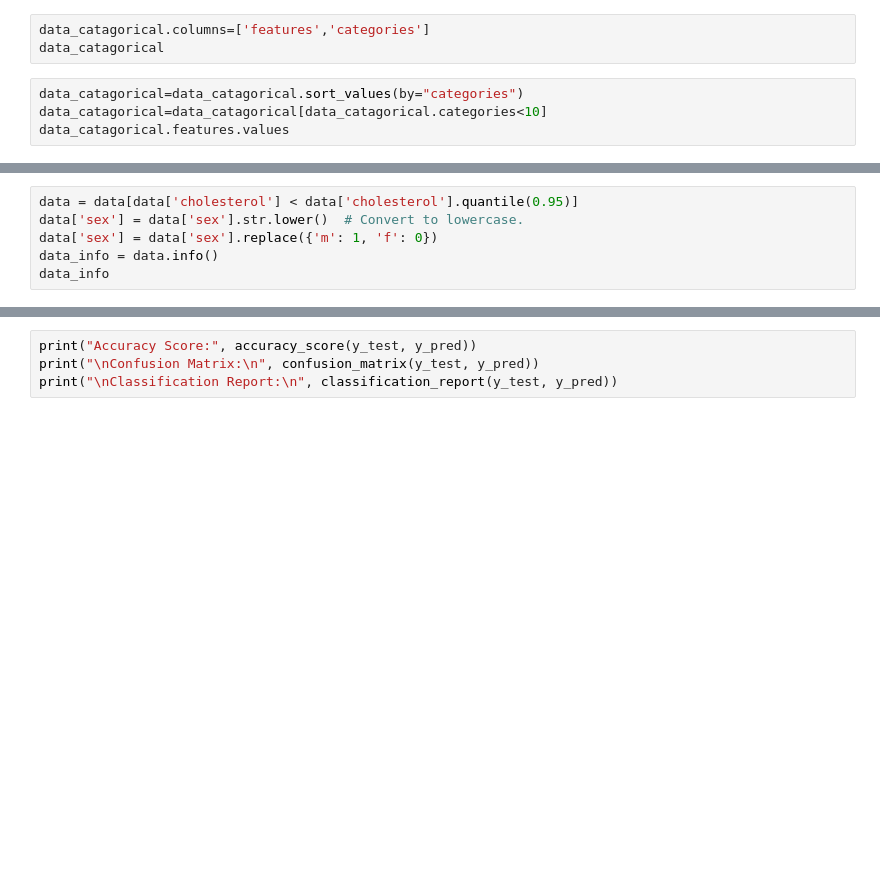
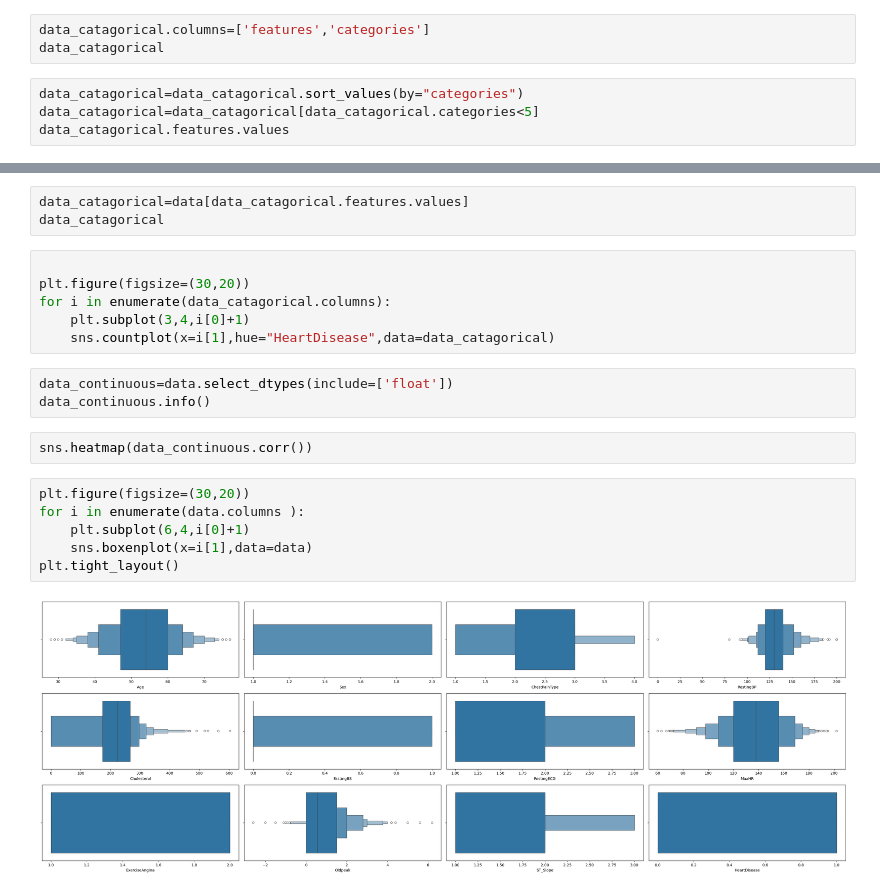
Before and after one commit to michael-099/Heart-Disease-Prediction-Using-Machine-Learning, a Jupyter notebook: main.ipynb, the cells around one changed output, grey strips where cells are left out. Saved outputs shown, nothing was run; the diff lists cells and outputs as text; blank space fills up the shorter version.

Commit message:
plot data

```diff
--- a/main.ipynb
+++ b/main.ipynb
@@ -188,5 +160,5 @@ data_catagorical.columns=['features','categories']
 data_catagorical
 # %%
 data_catagorical=data_catagorical.sort_values(by="categories")
-data_catagorical=data_catagorical[data_catagorical.categories<10]
+data_catagorical=data_catagorical[data_catagorical.categories<5]
 data_catagorical.features.values
@@ -198,6 +164,0 @@ Handle Outliers and Fix Data Inconsistencies
-# %%
-data = data[data['cholesterol'] < data['cholesterol'].quantile(0.95)]
-data['sex'] = data['sex'].str.lower()  # Convert to lowercase.
-data['sex'] = data['sex'].replace({'m': 1, 'f': 0})
-data_info = data.info()
-data_info
@@ -256,4 +165,22 @@ Evaluate the Model
-# %%
-print("Accuracy Score:", accuracy_score(y_test, y_pred))
-print("\nConfusion Matrix:\n", confusion_matrix(y_test, y_pred))
-print("\nClassification Report:\n", classification_report(y_test, y_pred))
+# %%
+data_catagorical=data[data_catagorical.features.values]
+data_catagorical
+# %%
+
+plt.figure(figsize=(30,20))
+for i in enumerate(data_catagorical.columns):
+    plt.subplot(3,4,i[0]+1)
+    sns.countplot(x=i[1],hue="HeartDisease",data=data_catagorical)
+# %%
+data_continuous=data.select_dtypes(include=['float'])
+data_continuous.info()
+# %%
+sns.heatmap(data_continuous.corr())
+# %%
+plt.figure(figsize=(30,20))
+for i in enumerate(data.columns ):
+    plt.subplot(6,4,i[0]+1)
+    sns.boxenplot(x=i[1],data=data)
+plt.tight_layout()
+# %% [output]
+[figure, added]
```
Also changed, not shown: parts of 28 cells of this notebook.
